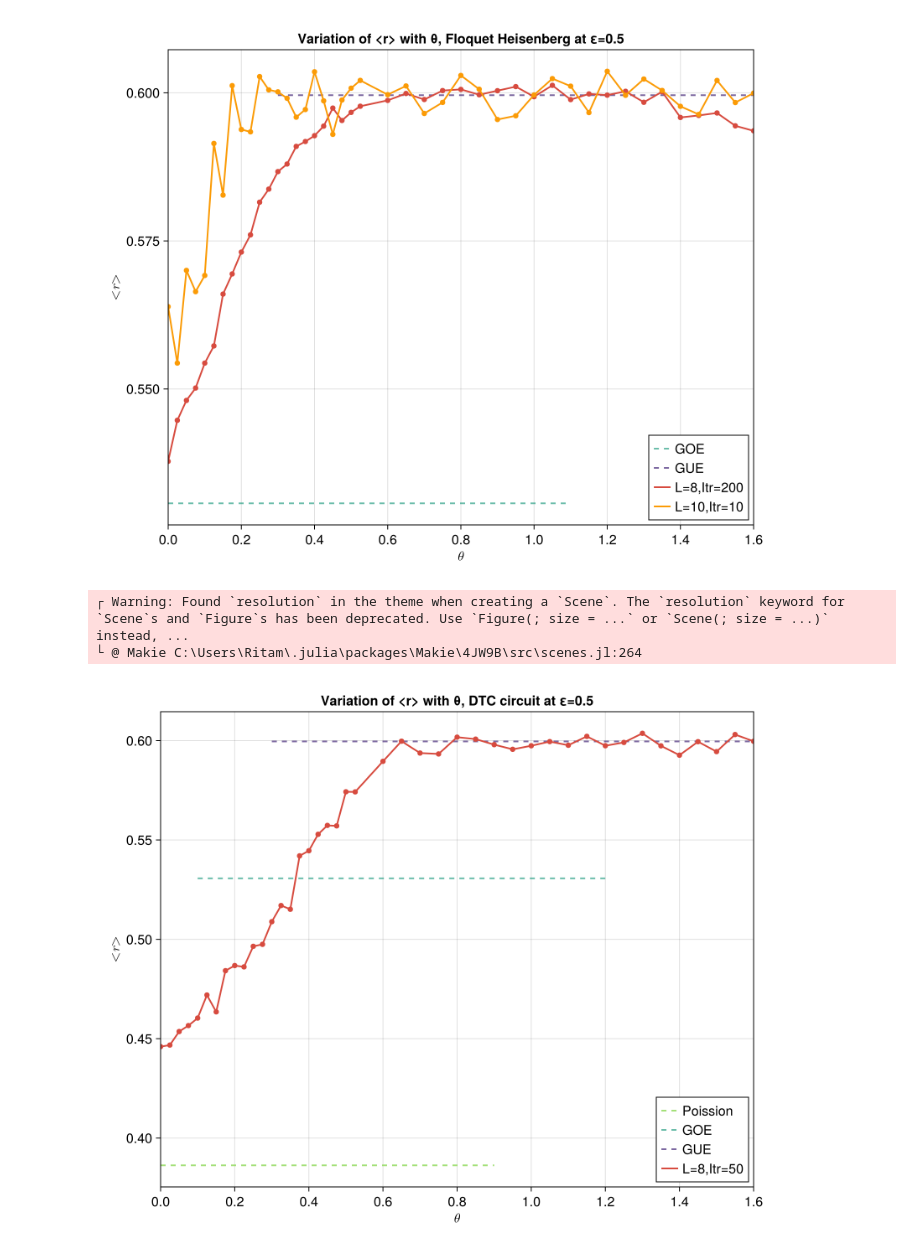
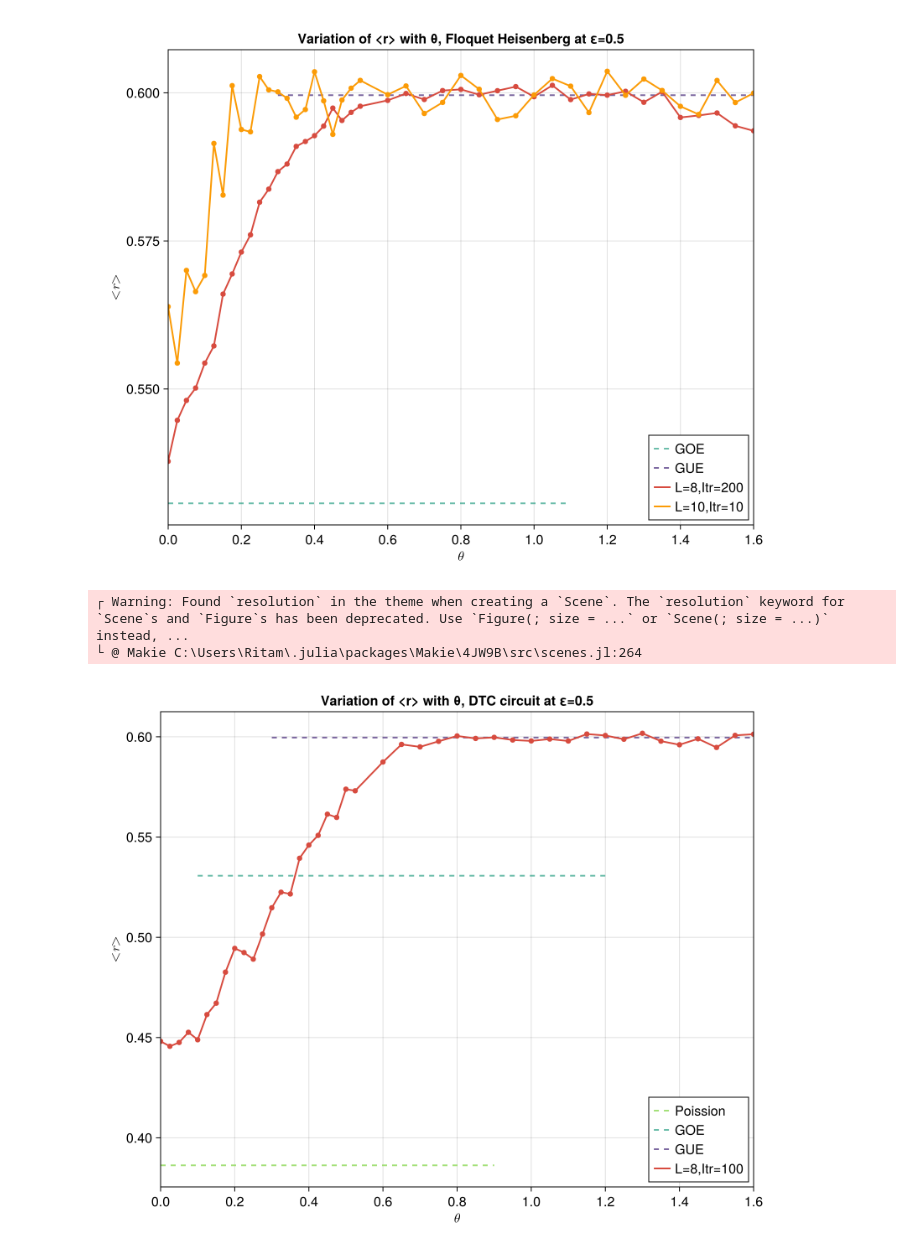
Before and after one commit to sagnikrg/info-lattice-fisher-information, a Jupyter notebook: code/scripts/plot.heisenberg_eigstat.ipynb, the cells around one changed output. Drawn from its saved outputs; the diff is of its cells as text; code cells hidden in the pictures.

```diff
--- a/code/scripts/plot.heisenberg_eigstat.ipynb
+++ b/code/scripts/plot.heisenberg_eigstat.ipynb
@@ -126,7 +126,7 @@ tun_par=thetalist=[collect(0.0:0.025:0.525); collect(0.6:0.05:1.6)]
 Xind=length(tun_par)
 
 L=8
-Itrnumb=50
+Itrnumb=100
 
   file=h5open("../data/dtc_vertical_transition_ordpar_L$(L).hdf5","r")
 
@@ -172,32 +172,32 @@ title = "Variation of <r> with θ, DTC circuit at ε=0.5")#,      #Plot Title
 xlims!(ax, (tun_par[1], tun_par[end]))
 
     xs = tun_par
 
     xs_poission=collect(0.0:0.1:0.9)
     xs_goe=collect(0.1:0.1:1.2)
     xs_gue=collect(0.3:0.1:1.6)
     #ys = ord_par
 
 
 
 
     CairoMakie.lines!(ax, xs_poission, fill(0.38629, length(xs_poission)), color=(viridis[7],0.85),linestyle=:dash, label="Poission", linewidth=2)
     CairoMakie.lines!(ax, xs_goe, fill(0.53070, length(xs_goe)), color=(viridis[18],0.7),linestyle=:dash, label="GOE", linewidth=2)
     CairoMakie.lines!(ax, xs_gue, fill(0.5996, length(xs_gue)), color=(viridis[45],0.7),linestyle=:dash, label="GUE", linewidth=2)
 
 
     #The Heatmap
-    CairoMakie.lines!(ax, xs, ord_par_dtc_8, color=inferno[22], label="L=8,Itr=50", linewidth=2)
+    CairoMakie.lines!(ax, xs, ord_par_dtc_8, color=inferno[22], label="L=8,Itr=100", linewidth=2)
     CairoMakie.scatter!(ax, xs, ord_par_dtc_8, color=inferno[22])
 
    #Colorbar(fig[1,2],                        #Colorbar
    #              ticks = 0.0:0.1:1.0)            #Colorbar ticks
 
    axislegend(ax, position=:rb)
 
    save("../../tex/.src/images/levelspacing_vertical_timecrystal.png", fig)
    fig
 # %% [output]
 ┌ Warning: Found `resolution` in the theme when creating a `Scene`. The `resolution` keyword for `Scene`s and `Figure`s has been deprecated. Use `Figure(; size = ...` or `Scene(; size = ...)` instead, ...
 └ @ Makie C:\Users\Ritam\.julia\packages\Makie\4JW9B\src\scenes.jl:264
-[figure, old version]
+[figure, new version]
```
Also changed, not shown: 3 other files.
